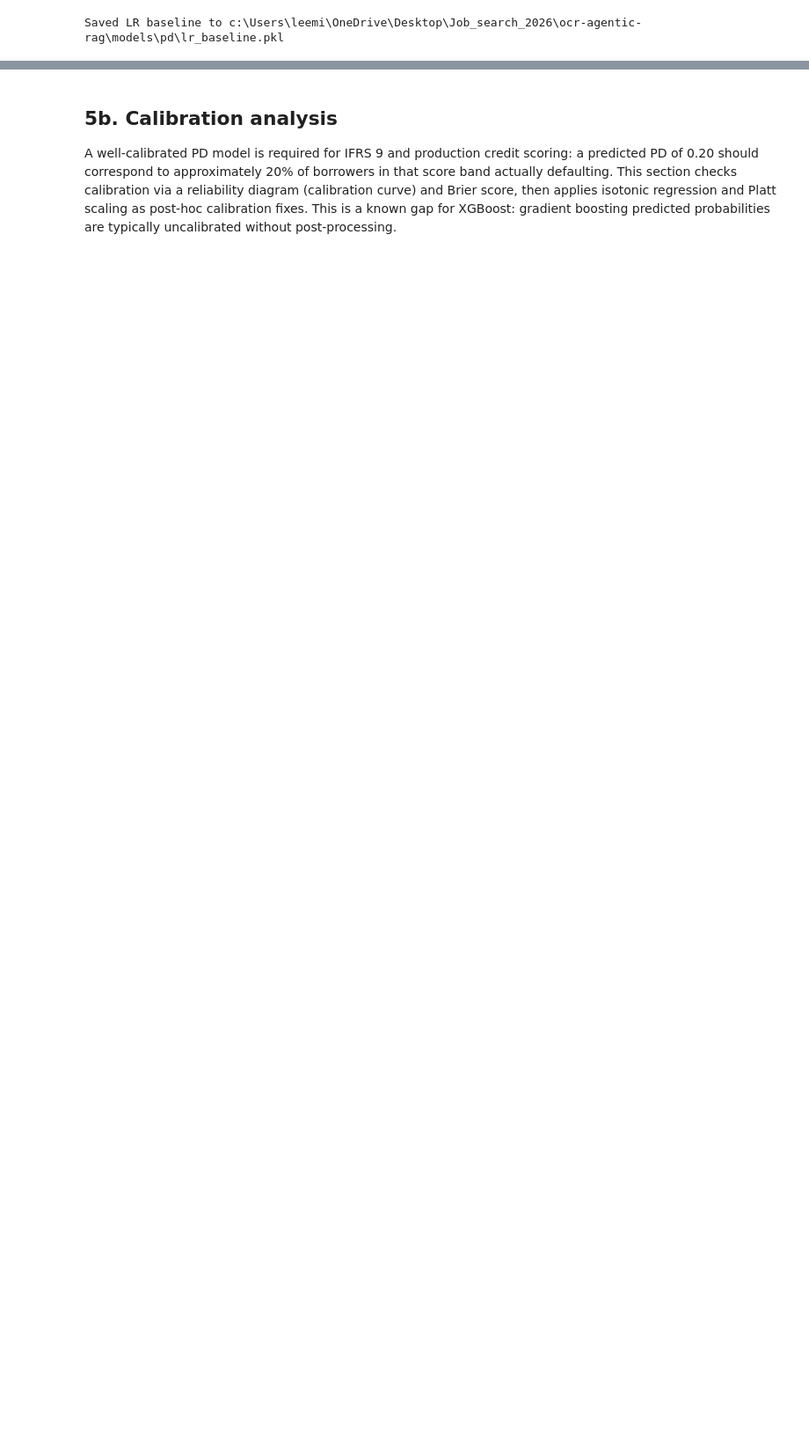
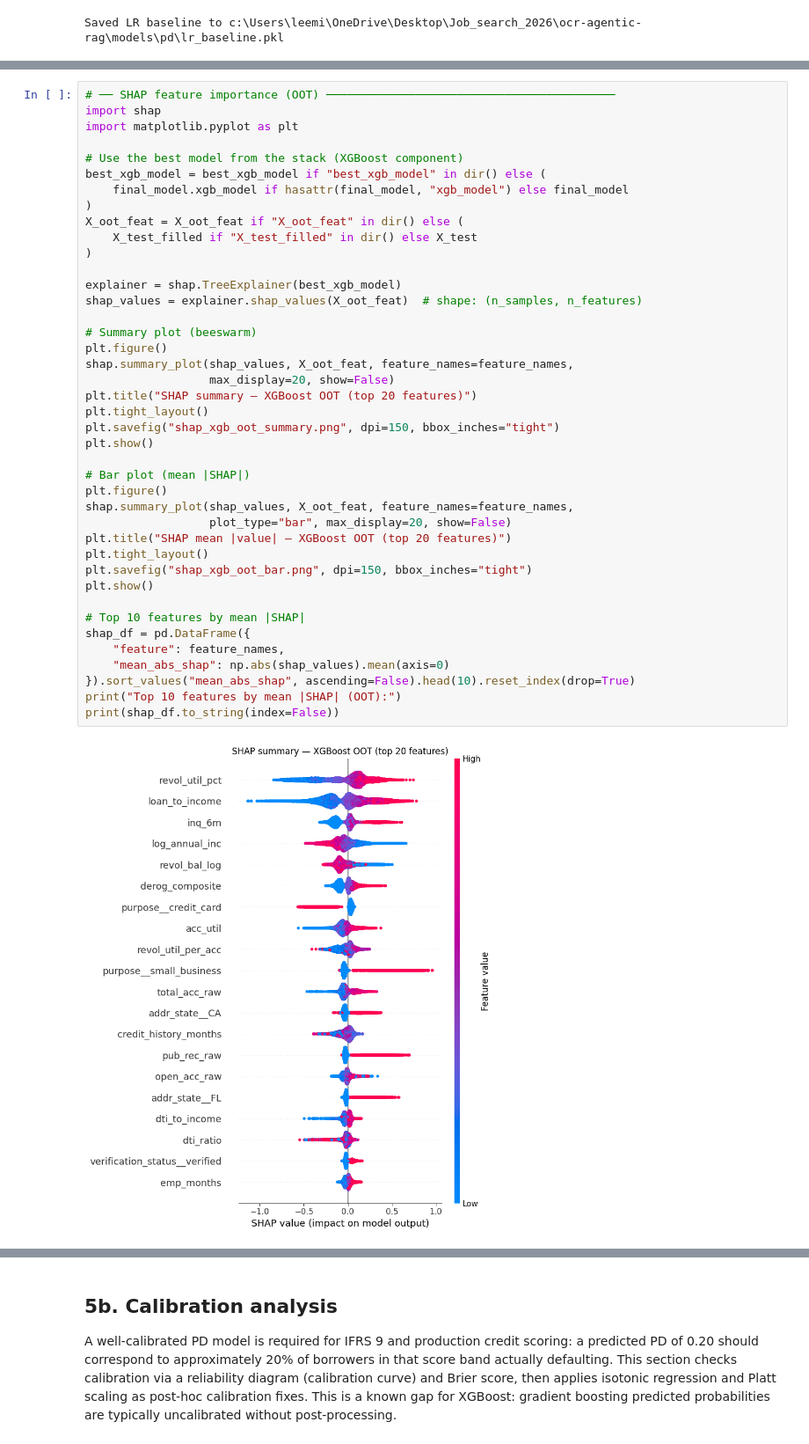
Before and after one commit to leemingloon/ocr-agentic-rag, a Jupyter notebook: notebooks/02a_pd_xgboost_training.ipynb, the cells around one changed output, grey strips where cells are left out. Shown at 88% size. Drawn from its saved outputs; the diff is of its cells as text; blank space fills up the shorter version.

```diff
--- a/notebooks/02a_pd_xgboost_training.ipynb
+++ b/notebooks/02a_pd_xgboost_training.ipynb
@@ -1502,0 +1527,43 @@ Subgroup performance (test):
+# %%
+# ── SHAP feature importance (OOT) ──────────────────────────────────────────
+import shap
+import matplotlib.pyplot as plt
+
+# Use the best model from the stack (XGBoost component)
+best_xgb_model = best_xgb_model if "best_xgb_model" in dir() else (
+    final_model.xgb_model if hasattr(final_model, "xgb_model") else final_model
+)
+X_oot_feat = X_oot_feat if "X_oot_feat" in dir() else (
+    X_test_filled if "X_test_filled" in dir() else X_test
+)
+
+explainer = shap.TreeExplainer(best_xgb_model)
+shap_values = explainer.shap_values(X_oot_feat)  # shape: (n_samples, n_features)
+
+# Summary plot (beeswarm)
+plt.figure()
+shap.summary_plot(shap_values, X_oot_feat, feature_names=feature_names,
+                  max_display=20, show=False)
+plt.title("SHAP summary — XGBoost OOT (top 20 features)")
+plt.tight_layout()
+plt.savefig("shap_xgb_oot_summary.png", dpi=150, bbox_inches="tight")
+plt.show()
+
+# Bar plot (mean |SHAP|)
+plt.figure()
+shap.summary_plot(shap_values, X_oot_feat, feature_names=feature_names,
+                  plot_type="bar", max_display=20, show=False)
+plt.title("SHAP mean |value| — XGBoost OOT (top 20 features)")
+plt.tight_layout()
+plt.savefig("shap_xgb_oot_bar.png", dpi=150, bbox_inches="tight")
+plt.show()
+
+# Top 10 features by mean |SHAP|
+shap_df = pd.DataFrame({
+    "feature": feature_names,
+    "mean_abs_shap": np.abs(shap_values).mean(axis=0)
+}).sort_values("mean_abs_shap", ascending=False).head(10).reset_index(drop=True)
+print("Top 10 features by mean |SHAP| (OOT):")
+print(shap_df.to_string(index=False))
+# %% [output]
+[figure, added]
```
Also changed, not shown: parts of 18 cells of this notebook, 23 other files.
